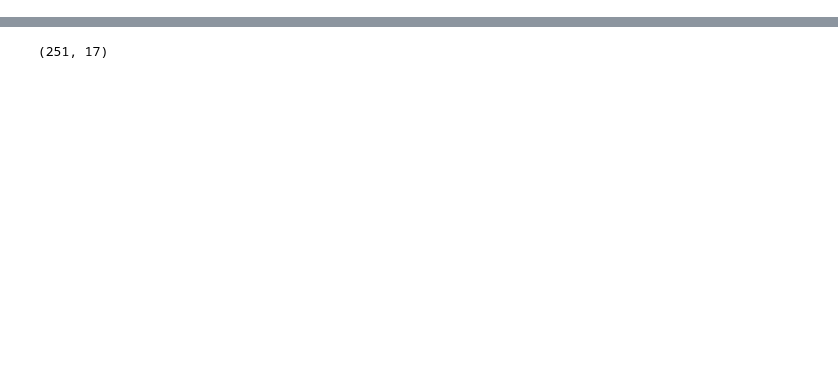
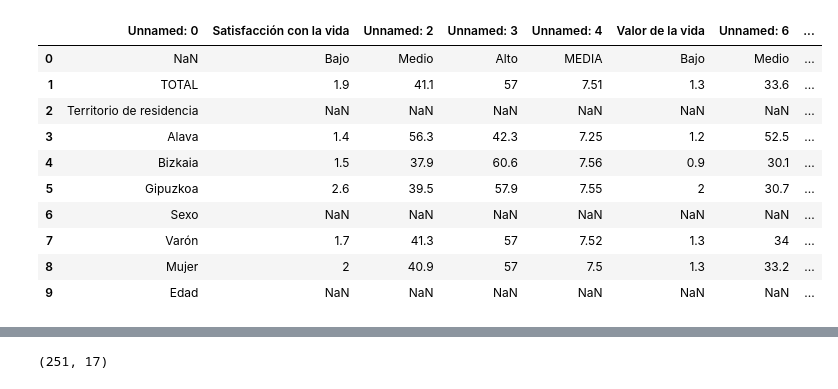
Before and after one commit to UrtziFM/TFM-How-AI-can-finish-with-politicians, a Jupyter notebook: 1. Step - Building the Big DataFrame.ipynb, the cells around one changed output, grey strips where cells are left out. Drawn from its saved outputs; the diff is of its cells as text; code cells hidden in the pictures; blank space fills up the shorter version.

```diff
--- a/1. Step - Building the Big DataFrame.ipynb
+++ b/1. Step - Building the Big DataFrame.ipynb
@@ -1513,0 +1554,16 @@ df_0 = df_particip_elec_municip[['Municipio', '2011']]
+# %%
+satisfaccion_demografia = '/home/vant/Escritorio/TFM/satisf_demo.xls'
+df_satisfaccion_demografia = pd.read_excel(satisfaccion_demografia, encoding='latin-1', skiprows=3)
+df_satisfaccion_demografia.head(10)
+# %% [output]
+|  | Unnamed: 0 | Satisfacción con la vida | Unnamed: 2 | Unnamed: 3 | Unnamed: 4 | Valor de la vida | Unnamed: 6 | ... |
+| 0 | NaN | Bajo | Medio | Alto | MEDIA | Bajo | Medio | ... |
+| 1 | TOTAL | 1.9 | 41.1 | 57 | 7.51 | 1.3 | 33.6 | ... |
+| 2 | Territorio de residencia | NaN | NaN | NaN | NaN | NaN | NaN | ... |
+| 3 | Alava | 1.4 | 56.3 | 42.3 | 7.25 | 1.2 | 52.5 | ... |
+| 4 | Bizkaia | 1.5 | 37.9 | 60.6 | 7.56 | 0.9 | 30.1 | ... |
+| 5 | Gipuzkoa | 2.6 | 39.5 | 57.9 | 7.55 | 2 | 30.7 | ... |
+| 6 | Sexo | NaN | NaN | NaN | NaN | NaN | NaN | ... |
+| 7 | Varón | 1.7 | 41.3 | 57 | 7.52 | 1.3 | 34 | ... |
+| 8 | Mujer | 2 | 40.9 | 57 | 7.5 | 1.3 | 33.2 | ... |
+| 9 | Edad | NaN | NaN | NaN | NaN | NaN | NaN | ... |
```
Also changed, not shown: parts of 32 cells of this notebook.
